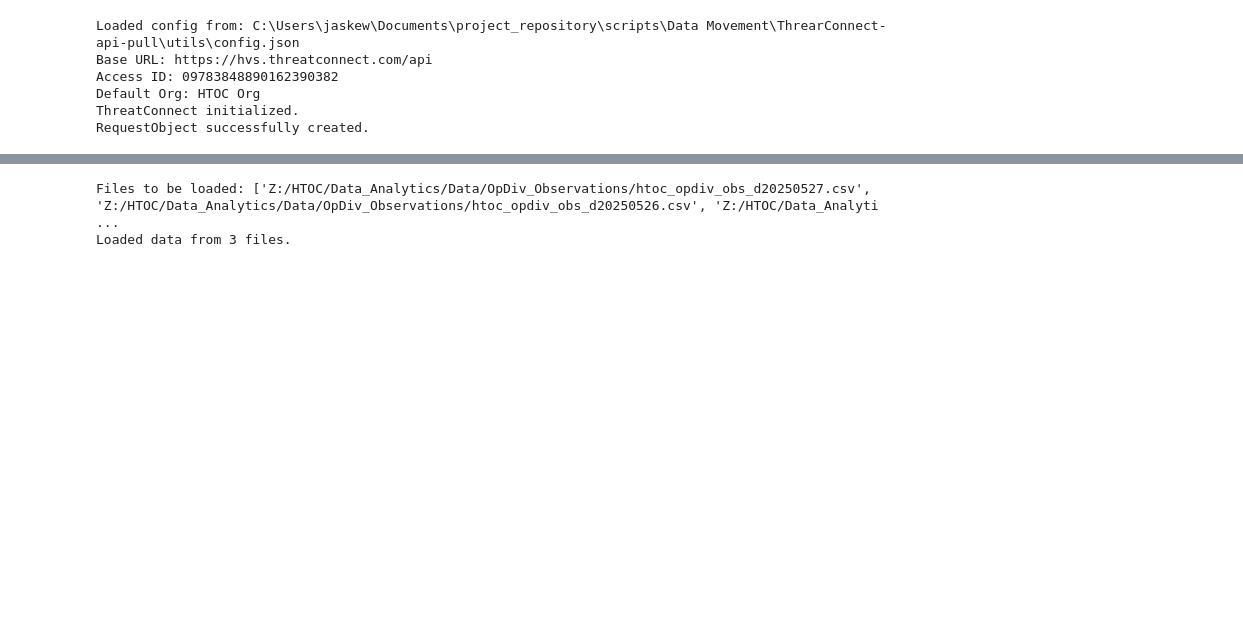
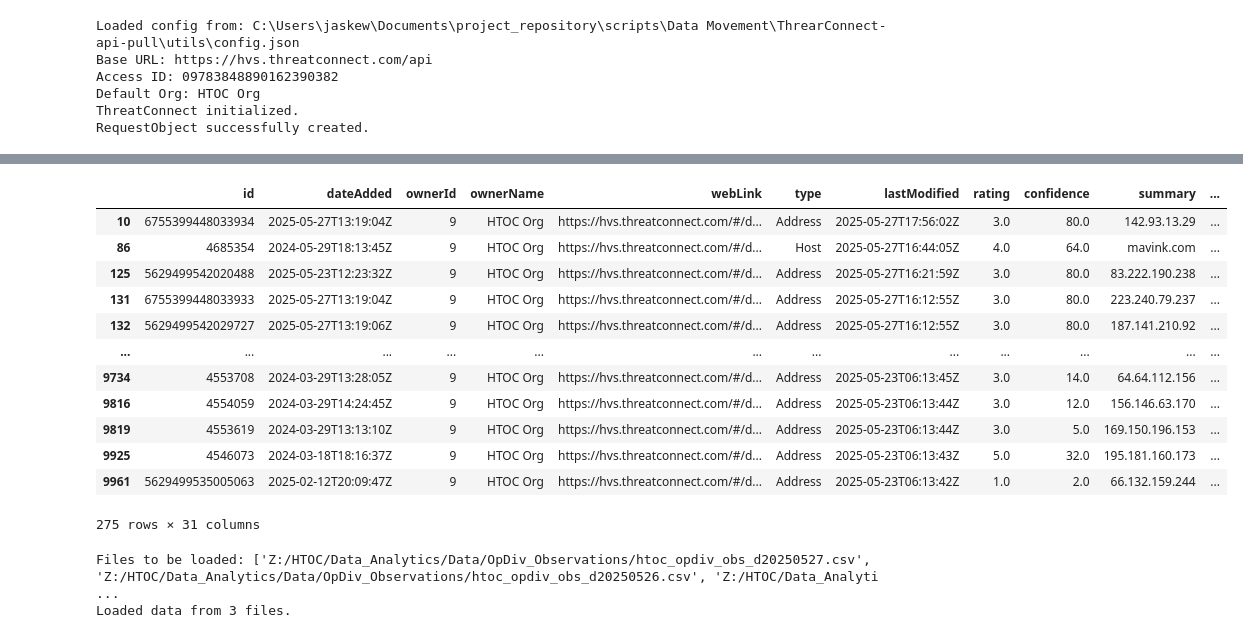
Before and after one commit to jaytlinaskew-OIS/HTOC, a Jupyter notebook: notebooks/I&W Reporting/I&W_Document_Generator.ipynb, the cells around one changed output, grey strips where cells are left out. Saved outputs shown, nothing was run; the diff lists cells and outputs as text; code cells hidden in the pictures; blank space fills up the shorter version.

```diff
--- a/notebooks/I&W Reporting/I&W_Document_Generator.ipynb
+++ b/notebooks/I&W Reporting/I&W_Document_Generator.ipynb
@@ -139,3 +139,19 @@ Retrieved 242 unique observed indicators.
+# %%
+observed_src
+# %% [output]
+|  | id | dateAdded | ownerId | ownerName | webLink | type | lastModified | rating | confidence | summary | ... |
+| 10 | 6755399448033934 | 2025-05-27T13:19:04Z | 9 | HTOC Org | https://hvs.threatconnect.com/#/d... | Address | 2025-05-27T17:56:02Z | 3.0 | 80.0 | 142.93.13.29 | ... |
+| 86 | 4685354 | 2024-05-29T18:13:45Z | 9 | HTOC Org | https://hvs.threatconnect.com/#/d... | Host | 2025-05-27T16:44:05Z | 4.0 | 64.0 | mavink.com | ... |
+| 125 | 5629499542020488 | 2025-05-23T12:23:32Z | 9 | HTOC Org | https://hvs.threatconnect.com/#/d... | Address | 2025-05-27T16:21:59Z | 3.0 | 80.0 | 83.222.190.238 | ... |
+| 131 | 6755399448033933 | 2025-05-27T13:19:04Z | 9 | HTOC Org | https://hvs.threatconnect.com/#/d... | Address | 2025-05-27T16:12:55Z | 3.0 | 80.0 | 223.240.79.237 | ... |
+| 132 | 5629499542029727 | 2025-05-27T13:19:06Z | 9 | HTOC Org | https://hvs.threatconnect.com/#/d... | Address | 2025-05-27T16:12:55Z | 3.0 | 80.0 | 187.141.210.92 | ... |
+| ... | ... | ... | ... | ... | ... | ... | ... | ... | ... | ... | ... |
+| 9734 | 4553708 | 2024-03-29T13:28:05Z | 9 | HTOC Org | https://hvs.threatconnect.com/#/d... | Address | 2025-05-23T06:13:45Z | 3.0 | 14.0 | 64.64.112.156 | ... |
+| 9816 | 4554059 | 2024-03-29T14:24:45Z | 9 | HTOC Org | https://hvs.threatconnect.com/#/d... | Address | 2025-05-23T06:13:44Z | 3.0 | 12.0 | 156.146.63.170 | ... |
+| 9819 | 4553619 | 2024-03-29T13:13:10Z | 9 | HTOC Org | https://hvs.threatconnect.com/#/d... | Address | 2025-05-23T06:13:44Z | 3.0 | 5.0 | 169.150.196.153 | ... |
+| 9925 | 4546073 | 2024-03-18T18:16:37Z | 9 | HTOC Org | https://hvs.threatconnect.com/#/d... | Address | 2025-05-23T06:13:43Z | 5.0 | 32.0 | 195.181.160.173 | ... |
+| 9961 | 5629499535005063 | 2025-02-12T20:09:47Z | 9 | HTOC Org | https://hvs.threatconnect.com/#/d... | Address | 2025-05-23T06:13:42Z | 1.0 | 2.0 | 66.132.159.244 | ... |
+275 rows × 31 columns
 # %%
 import os
 import pandas as pd
```
Also changed, not shown: parts of 2 cells of this notebook, 11 other files.
